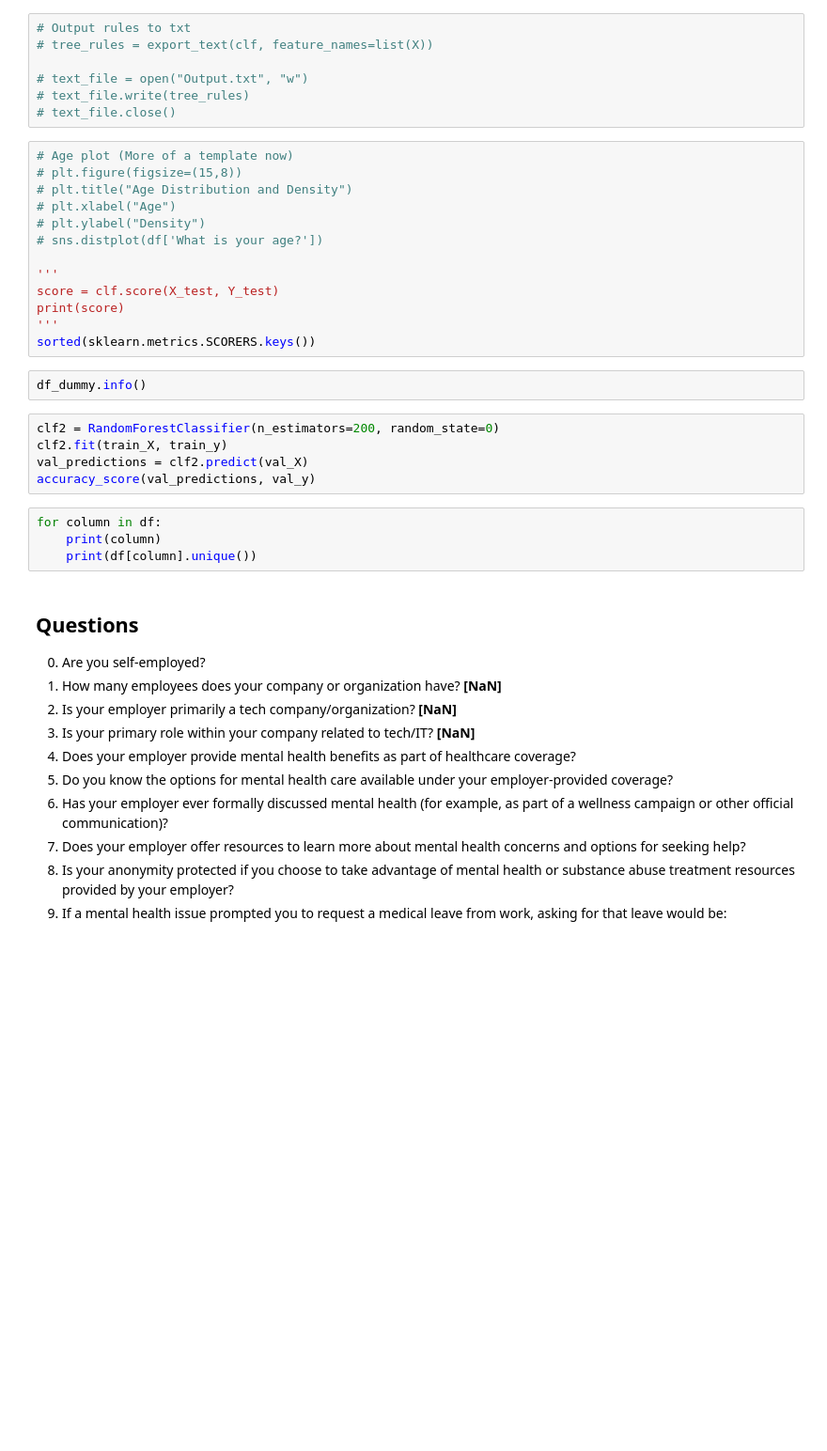
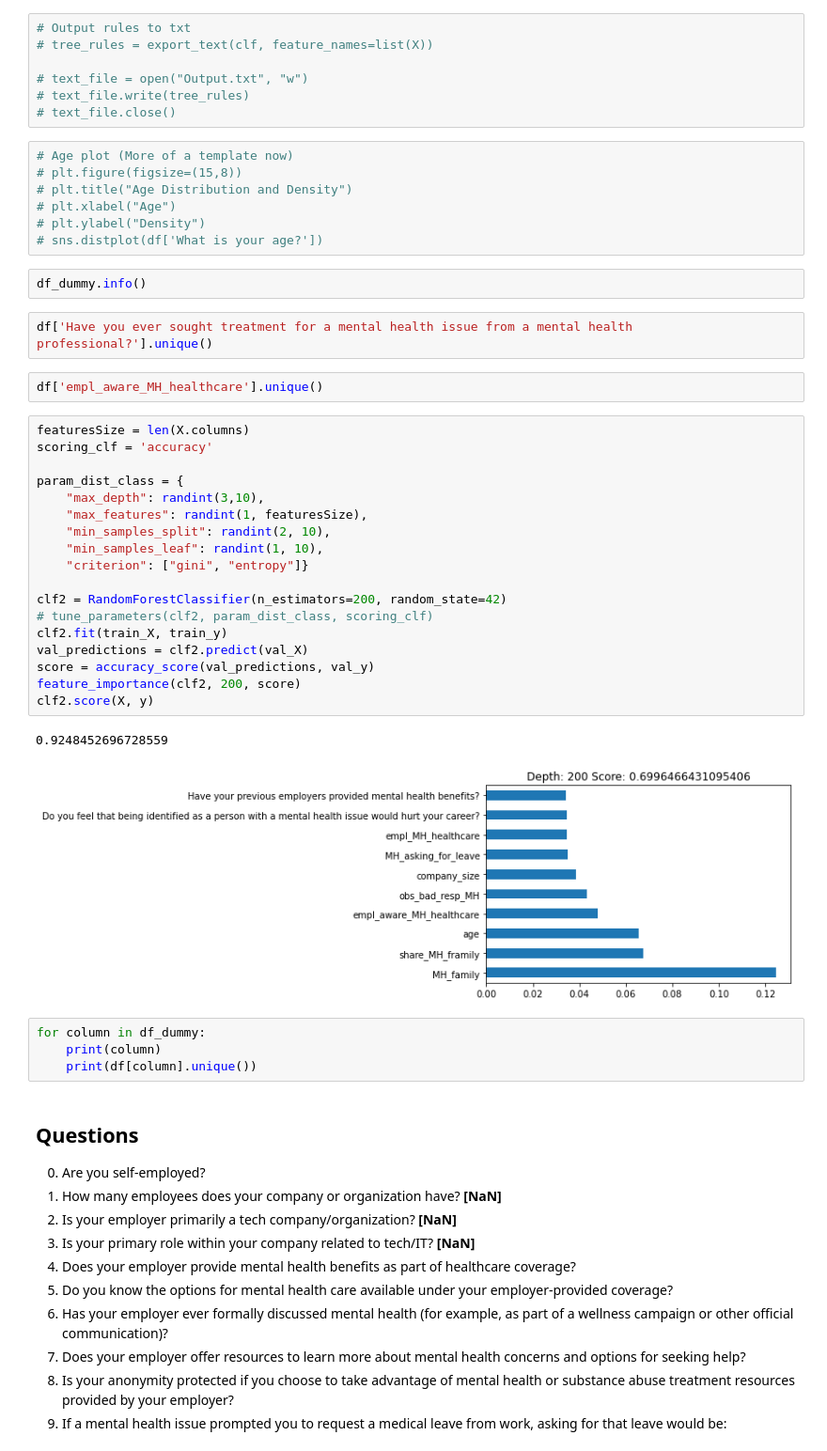
Before and after one commit to LeonOelenberg/DLI-OSMI-Mental-Health, a Jupyter notebook: Notebook.ipynb, the cells around one changed output. Shown: that part at 94% size. Drawn from its saved outputs; the diff is of its cells as text; blank space fills up the shorter version.

```diff
--- a/Notebook.ipynb
+++ b/Notebook.ipynb
@@ -531,21 +563,35 @@ feature_importance(best_model, bestdepth, bestscore)
 # plt.xlabel("Age")
 # plt.ylabel("Density")
 # sns.distplot(df['What is your age?'])
-
-'''
-score = clf.score(X_test, Y_test)
-print(score)
-'''
-sorted(sklearn.metrics.SCORERS.keys())
 # %%
 df_dummy.info()
-# %%
-clf2 = RandomForestClassifier(n_estimators=200, random_state=0)
-clf2.fit(train_X, train_y)
-val_predictions = clf2.predict(val_X)
-accuracy_score(val_predictions, val_y)
+# %%
+df['Have you ever sought treatment for a mental health issue from a mental health professional?'].unique()
+# %%
+df['empl_aware_MH_healthcare'].unique()
+# %%
+featuresSize = len(X.columns)
+scoring_clf = 'accuracy'
+
+param_dist_class = {
+    "max_depth": randint(3,10),
+    "max_features": randint(1, featuresSize),
+    "min_samples_split": randint(2, 10),
+    "min_samples_leaf": randint(1, 10),
+    "criterion": ["gini", "entropy"]}
+
+clf2 = RandomForestClassifier(n_estimators=200, random_state=42)
+# tune_parameters(clf2, param_dist_class, scoring_clf)
+clf2.fit(train_X, train_y)
+val_predictions = clf2.predict(val_X)
+score = accuracy_score(val_predictions, val_y)
+feature_importance(clf2, 200, score)
+clf2.score(X, y)
+# %% [output]
+0.9248452696728559
+[figure, added]
 # %%
-for column in df:
+for column in df_dummy:
     print(column)
     print(df[column].unique())
 # %% [markdown]
```
Also changed, not shown: parts of 17 cells of this notebook, 1 other file.
